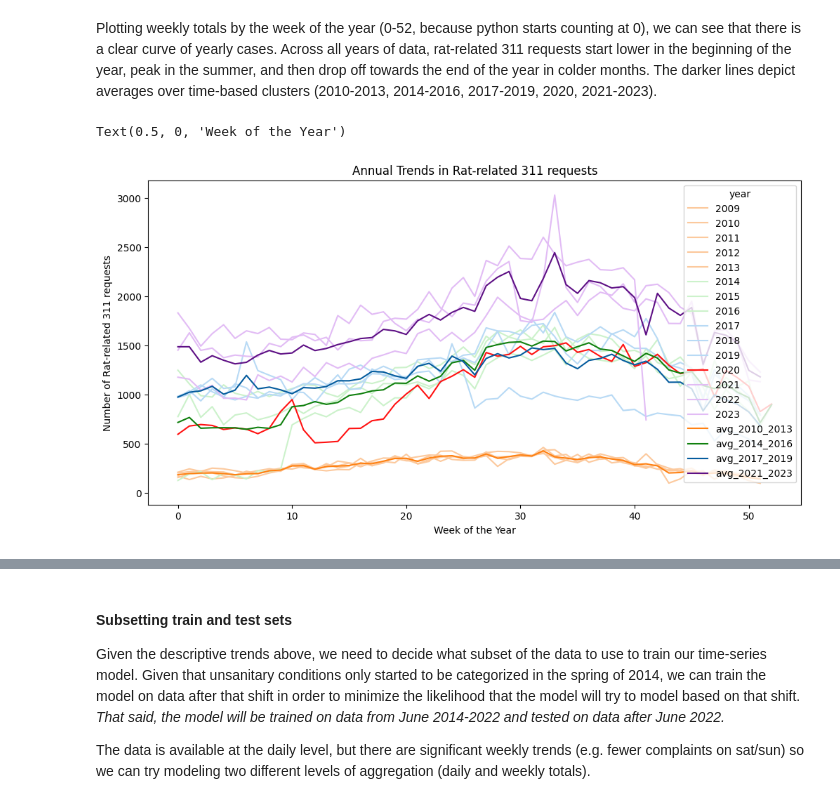
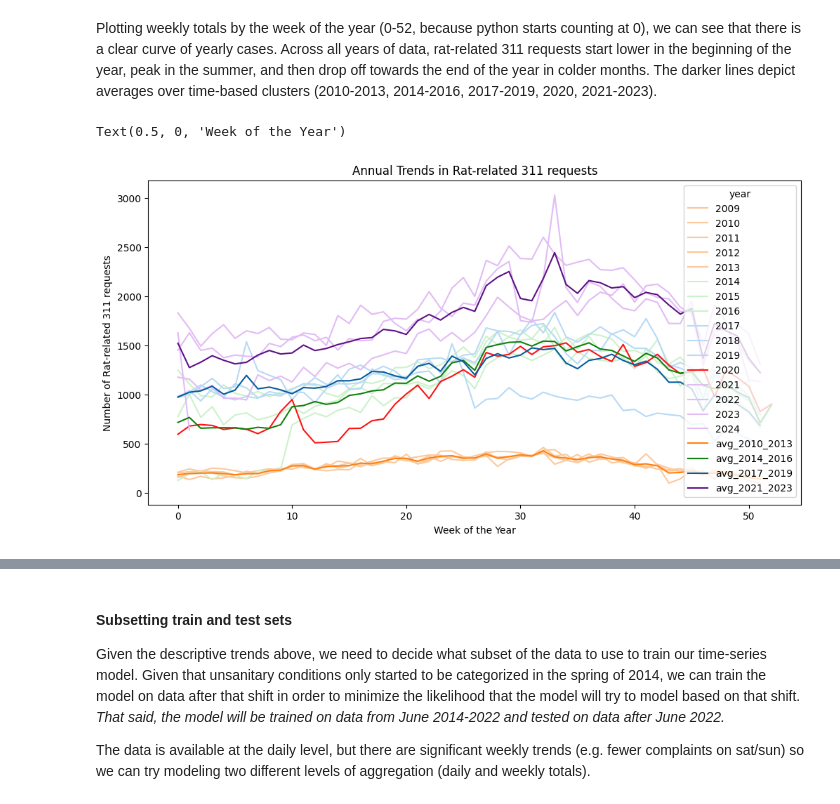
Before and after one commit to claireboyd/predicting_rats_nyc, a Jupyter notebook: prophet_anex_session.ipynb, the cells around one changed output, grey strips where cells are left out. Cells and saved outputs as stored; diff of their text form; code cells hidden in the pictures.

Commit message:
added 2024 as new year in visualization

```diff
--- a/prophet_anex_session.ipynb
+++ b/prophet_anex_session.ipynb
@@ -580,7 +577,7 @@ weekly_summary = weekly_summary.pivot(index='week', columns='year', values='coun
 weekly_summary['avg_2010_2013'] = weekly_summary[[2010, 2011, 2012, 2013]].mean(axis=1)
 weekly_summary['avg_2014_2016'] = weekly_summary[[2014, 2015, 2016]].mean(axis=1)
 weekly_summary['avg_2017_2019'] = weekly_summary[[2017, 2018, 2019]].mean(axis=1)
-weekly_summary['avg_2021_2023'] = weekly_summary[[2021, 2022, 2023]].mean(axis=1)
+weekly_summary['avg_2021_2023'] = weekly_summary[[2021, 2022, 2023, 2024]].mean(axis=1)
 weekly_summary = weekly_summary.drop(['week'], axis=1)
 
 weekly_summary.plot(use_index=False,
@@ -590,35 +587,36 @@ weekly_summary.plot(use_index=False,
                             2010: "#fcc99d",
                             2011: "#fcc99d",
                             2012: "#fcc99d",
                             2013: '#fcc99d',
                             #group - green
                             'avg_2014_2016': '#10800e',
                             2014: '#ccf2cb',
                             2015: '#ccf2cb',
                             2016: '#ccf2cb',
                             #group - blue
                             'avg_2017_2019': '#055c9e',
                             2017: '#b8daf5',
                             2018: "#b8daf5",
                             2019: "#b8daf5",
                             #red
                             2020: "#ff1212",
                             #group - purple
                             'avg_2021_2023': '#5e1085',
                             2021: '#e2bcf5',
                             2022: '#e2bcf5',
-                            2023: '#e2bcf5'
+                            2023: '#e2bcf5',
+                            2024: '#e2bcf5'
                             },
                      xlabel="Week of the Year",
                      ylabel="Number of Rat-related 311 requests",
                      figsize=(12,6),
                      title="Annual Trends in Rat-related 311 requests"
                      )
 
 plt.xlabel("Week of the Year")
 # %% [output]
 Text(0.5, 0, 'Week of the Year')
-[figure, old version]
+[figure, new version]
 # %%
 monthly = get_aggregates(df, level='month')
 
```
Also changed, not shown: parts of 44 cells of this notebook.
